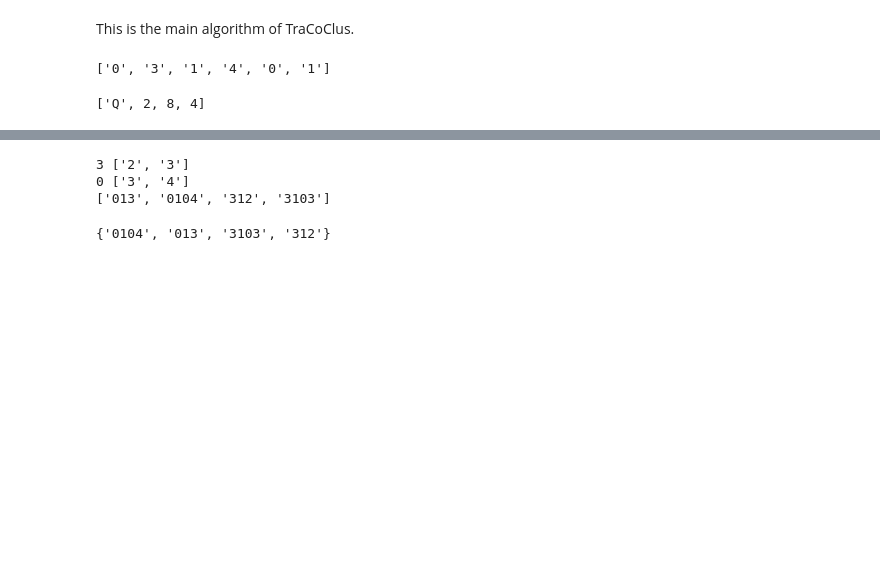
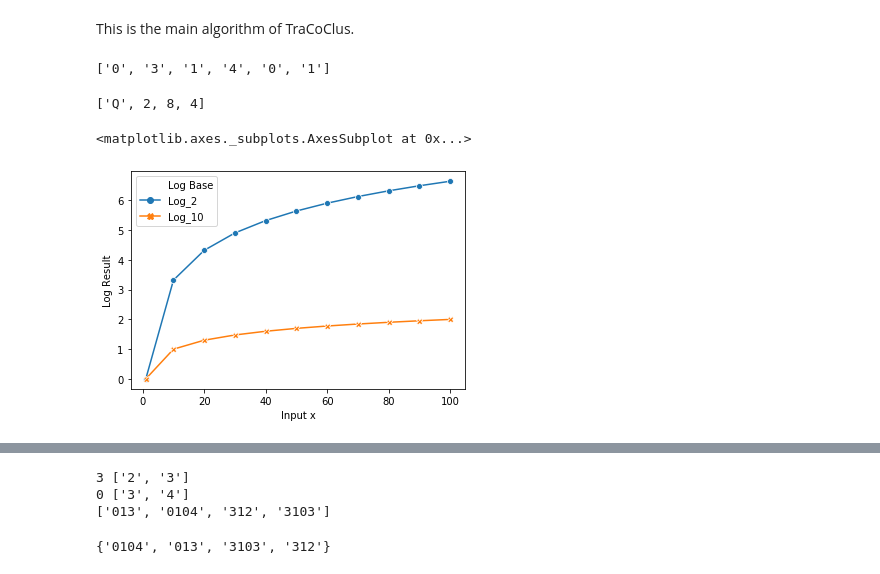
Before and after one commit to bigdata-ufsc/ss-ococlus, a Jupyter notebook: TRACOCLUS.ipynb, the cells around one changed output, grey strips where cells are left out. Saved outputs shown, nothing was run; the diff lists cells and outputs as text; code cells hidden in the pictures; blank space fills up the shorter version.

```diff
--- a/TRACOCLUS.ipynb
+++ b/TRACOCLUS.ipynb
@@ -226,3 +231,28 @@ print(my_vect)
+# %%
+max_tested_atts = np.log2(10)
+vec_log_num = [1,10,20,30,40,50,60,70,80,90,100]#,250,500]#,750,1000]#,1500,2000,3000,5000,7500,10000]
+base = [2,10]
+df_log_base_diff = pd.DataFrame(columns = ['Input x','Log Result','Log Base'])
+popupalte_df_dict = {'Input x':0,'Log Result':0,'Log Base':''}
+
+for base_i in base:
+    popupalte_df_dict['Log Base'] = 'Log_'+str(base_i)
+    for num in vec_log_num:
+        popupalte_df_dict['Input x'] = num
+#         if base_i == 2:
+#         popupalte_df_dict['Log Result'] = np.log2(num)
+        popupalte_df_dict['Log Result'] = np.log(num)/np.log(base_i)
+#         else:
+#             popupalte_df_dict['Log Result'] = np.log10(num)
+        df_log_base_diff = df_log_base_diff.append(popupalte_df_dict, ignore_index=True)
+df_log_base_diff.head()
+sns.lineplot(data=df_log_base_diff, x="Input x", y="Log Result", hue="Log Base", style="Log Base",
+             markers=True, dashes=False)
+# plt.show()
+# print(max_tested_atts)
+# %% [output]
+<matplotlib.axes._subplots.AxesSubplot at 0x...>
+[figure, added]
 # %%
 D,co_clusters = TRACOCLUS(input_data_pd,k,e_obj,e_att)
 # %% [output]
```
Also changed, not shown: parts of 9 cells of this notebook.
